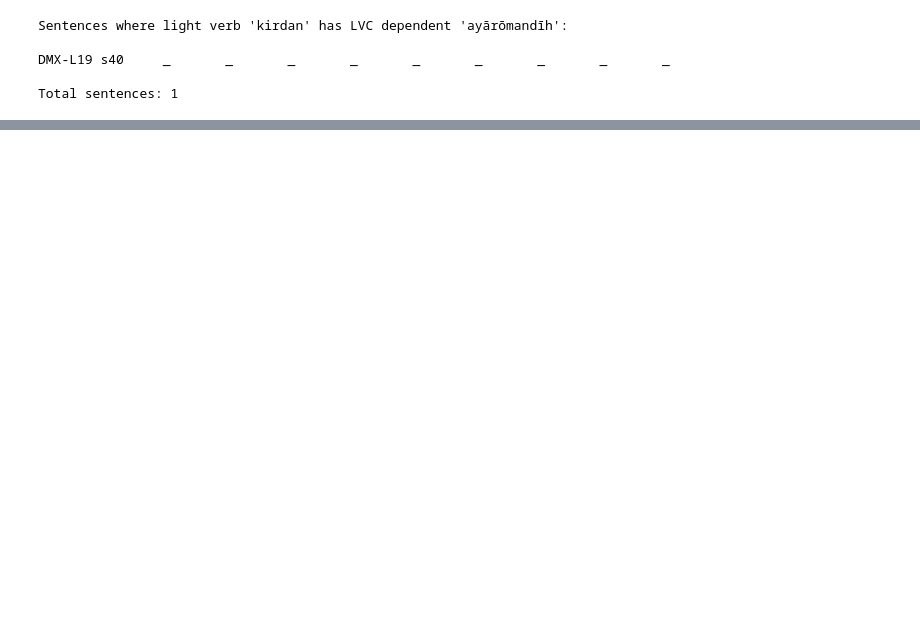
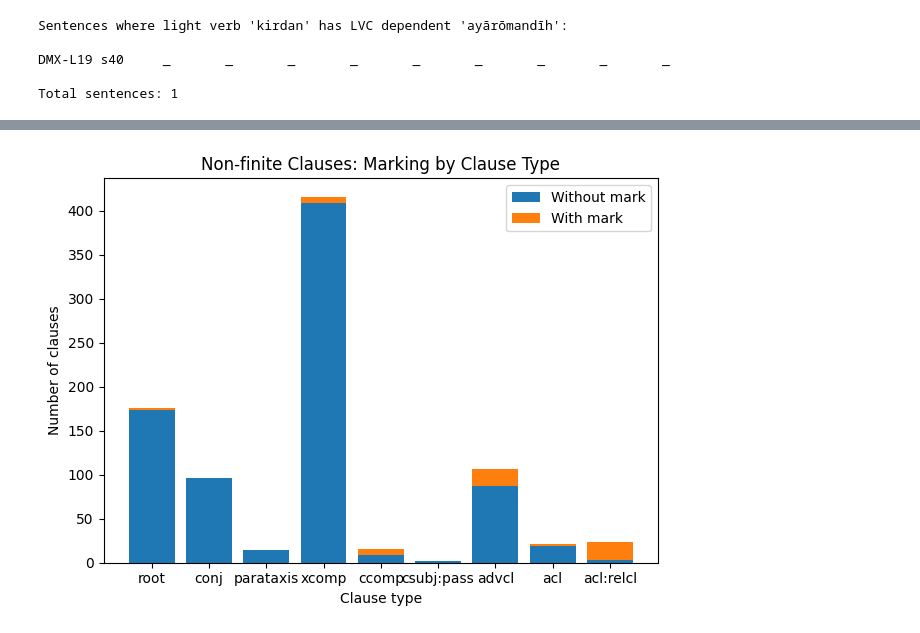
Before and after one commit to RahaaMusavi/MP-Quantitaitve-Syntax, a Jupyter notebook: vp_stats.ipynb, the cells around one changed output, grey strips where cells are left out. Cells and saved outputs as stored; diff of their text form; code cells hidden in the pictures; blank space fills up the shorter version.

```diff
--- a/vp_stats.ipynb
+++ b/vp_stats.ipynb
@@ -982,0 +4385,43 @@ Light verb: āwurdan
+# %%
+def plot_mark_vs_no_mark_nonfinite(stats):
+    """
+    Stacked bar chart of marked vs unmarked non-finite clauses per clause type.
+    """
+
+    import matplotlib.pyplot as plt
+    from collections import defaultdict
+
+    clause_totals = defaultdict(lambda: {"with": 0, "without": 0})
+
+    for clause_type, vf_data in stats.items():
+        for vf, counts in vf_data.items():
+            clause_totals[clause_type]["with"] += counts["with_mark"]
+            clause_totals[clause_type]["without"] += counts["without_mark"]
+
+    clause_order = [
+        "root", "conj", "parataxis",
+        "xcomp", "ccomp", "csubj:pass",
+        "advcl", "acl", "acl:relcl"
+    ]
+
+    clause_types = [c for c in clause_order if c in clause_totals]
+
+    with_mark = [clause_totals[c]["with"] for c in clause_types]
+    without_mark = [clause_totals[c]["without"] for c in clause_types]
+
+    plt.figure()
+
+    plt.bar(clause_types, without_mark, label="Without mark")
+    plt.bar(clause_types, with_mark, bottom=without_mark, label="With mark")
+
+    plt.xlabel("Clause type")
+    plt.ylabel("Number of clauses")
+    plt.title("Non-finite Clauses: Marking by Clause Type")
+
+    plt.legend()
+    plt.tight_layout()
+    plt.show()
+
+plot_mark_vs_no_mark_nonfinite(per_deprel_nonfinite_stats)
+# %% [output]
+[figure, added]
```
Also changed, not shown: parts of 42 cells of this notebook, 1 other file.
